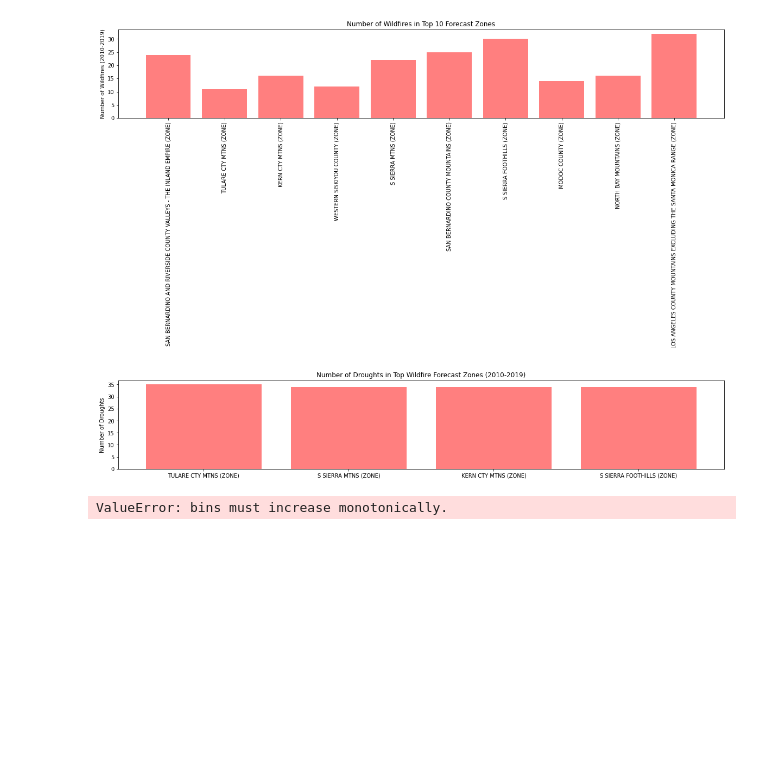
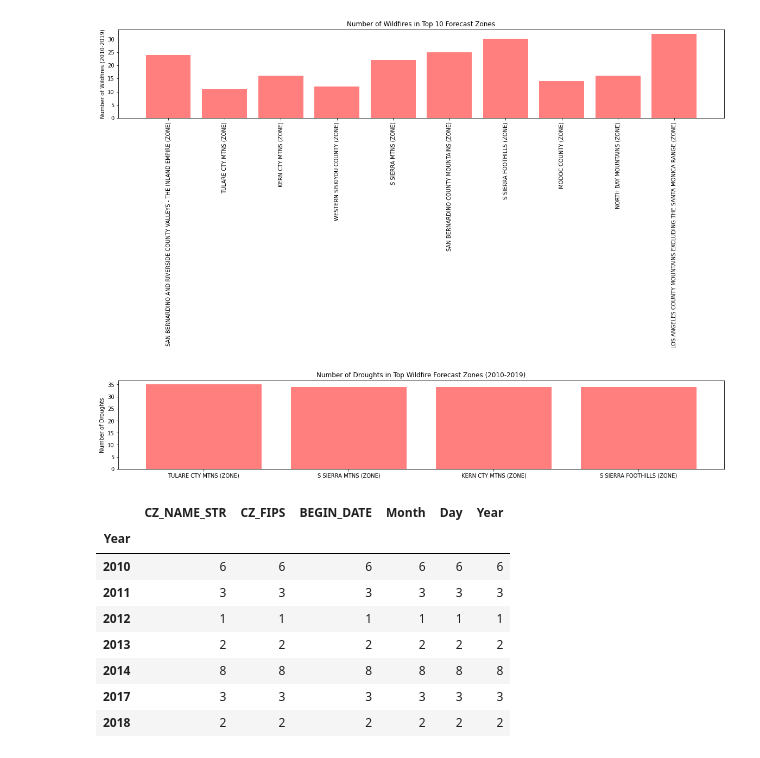
Before and after one commit to jacobdv/extreme-weather, a Jupyter notebook: wildfire_vs_drought.ipynb, the cells around one changed output. Saved outputs shown, nothing was run; the diff lists cells and outputs as text; code cells hidden in the pictures; blank space fills up the shorter version.

```diff
--- a/wildfire_vs_drought.ipynb
+++ b/wildfire_vs_drought.ipynb
@@ -156,12 +159,20 @@ plt.show()
 [figure]
 # %%
 #S SIERRA MTNS (ZONE)
-# fire_s_sierra_mtn = fire_cl.loc[(fire_cl['CZ_NAME_STR'] == 'S SIERRA MTNS (ZONE)')]
-# #Establish bins for dates & create names for bins
-# bins = [1/1/2010, 12/31/2010, 12/31/2011, 12/31/2012, 12/31/2013, 12/31/2014, 12/31/2015, 12/31/2016,
-#         12/31/2017, 12/31/2018, 12/31/2019]
-# group_names = ["2010", "2011", "2012", "2013", "2014", "2015", "2016", "2017", "2018", "2019"]
-# #add "year" column and use cut function to categorize
-# fire_s_sierra_mtn["Year"] = pd.cut(fire_s_sierra_mtn["BEGIN_DATE"], bins, labels=group_names, include_lowest=True)
+fire_s_sierra_mtn = fire_cl.loc[(fire_cl['CZ_NAME_STR'] == 'S SIERRA MTNS (ZONE)')]
+fire_s_sierra_mtn
+fire_s_sierra_mtn[['Month', 'Day', 'Year']] = fire_s_sierra_mtn['BEGIN_DATE'].str.split("/",expand=True)
+fire_s_sierra_mtn
+f_ssm_yrgp = fire_s_sierra_mtn.groupby(fire_s_sierra_mtn['Year'])
+f_ssm yrgp.count()
+plt.plot(fire_s_sierra_mtn['Year'].unique(), (f_ssm yrgp['CZ_FIPS'].count()) )
 # %% [output]
-ValueError: bins must increase monotonically.
+|  | CZ_NAME_STR | CZ_FIPS | BEGIN_DATE | Month | Day | Year |
+| Year |  |  |  |  |  |  |
+| 2010 | 6 | 6 | 6 | 6 | 6 | 6 |
+| 2011 | 3 | 3 | 3 | 3 | 3 | 3 |
+| 2012 | 1 | 1 | 1 | 1 | 1 | 1 |
+| 2013 | 2 | 2 | 2 | 2 | 2 | 2 |
+| 2014 | 8 | 8 | 8 | 8 | 8 | 8 |
+| 2017 | 3 | 3 | 3 | 3 | 3 | 3 |
+| 2018 | 2 | 2 | 2 | 2 | 2 | 2 |
```
Also changed, not shown: parts of 1 cell of this notebook.
